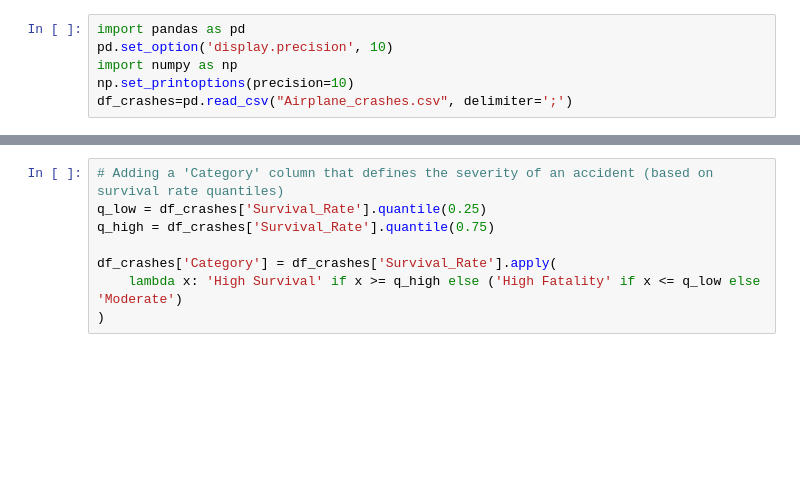
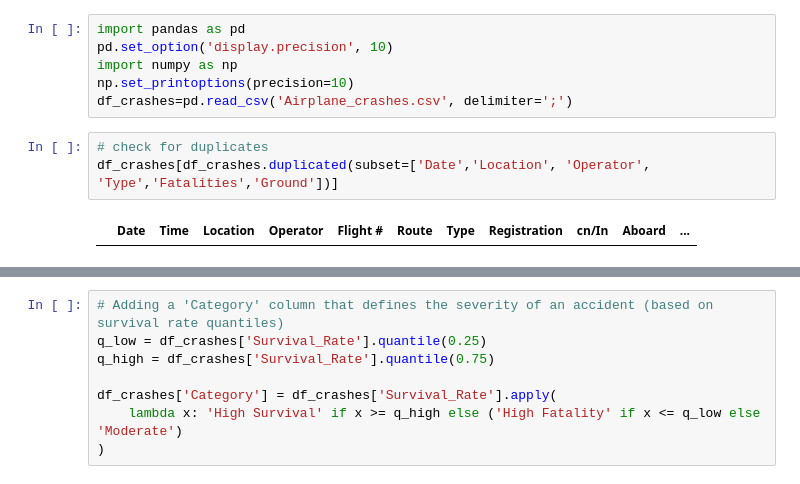
Before and after one commit to HelChytilova/CaseStudies2025, a Jupyter notebook: plane_crashes_final.ipynb, the cells around one changed output, grey strips where cells are left out. Saved outputs shown, nothing was run; the diff lists cells and outputs as text; blank space fills up the shorter version.

```diff
--- a/plane_crashes_final.ipynb
+++ b/plane_crashes_final.ipynb
@@ -3,6 +3,11 @@ import pandas as pd
 pd.set_option('display.precision', 10)
 import numpy as np
 np.set_printoptions(precision=10)
-df_crashes=pd.read_csv("Airplane_crashes.csv", delimiter=';')
+df_crashes=pd.read_csv('Airplane_crashes.csv', delimiter=';')
+# %%
+# check for duplicates
+df_crashes[df_crashes.duplicated(subset=['Date','Location', 'Operator', 'Type','Fatalities','Ground'])]
+# %% [output]
+|  | Date | Time | Location | Operator | Flight # | Route | Type | Registration | cn/In | Aboard | ... |
 # %%
 # Adjusting date columns to the correct data format
```
Also changed, not shown: parts of 6 cells of this notebook.
